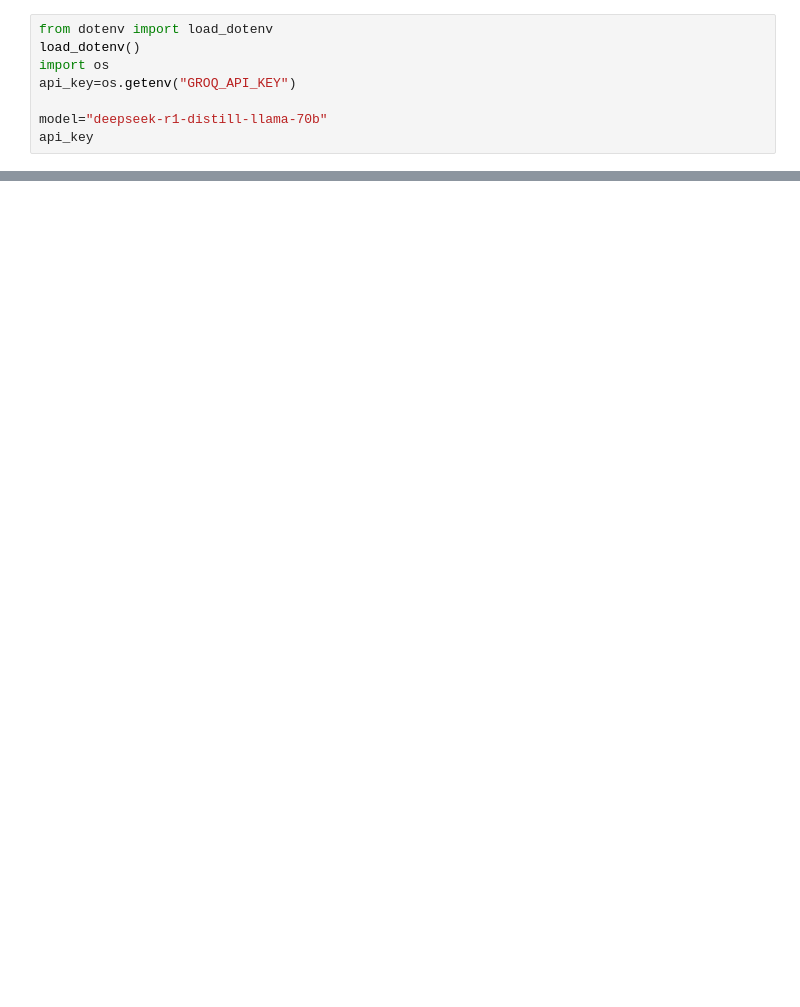
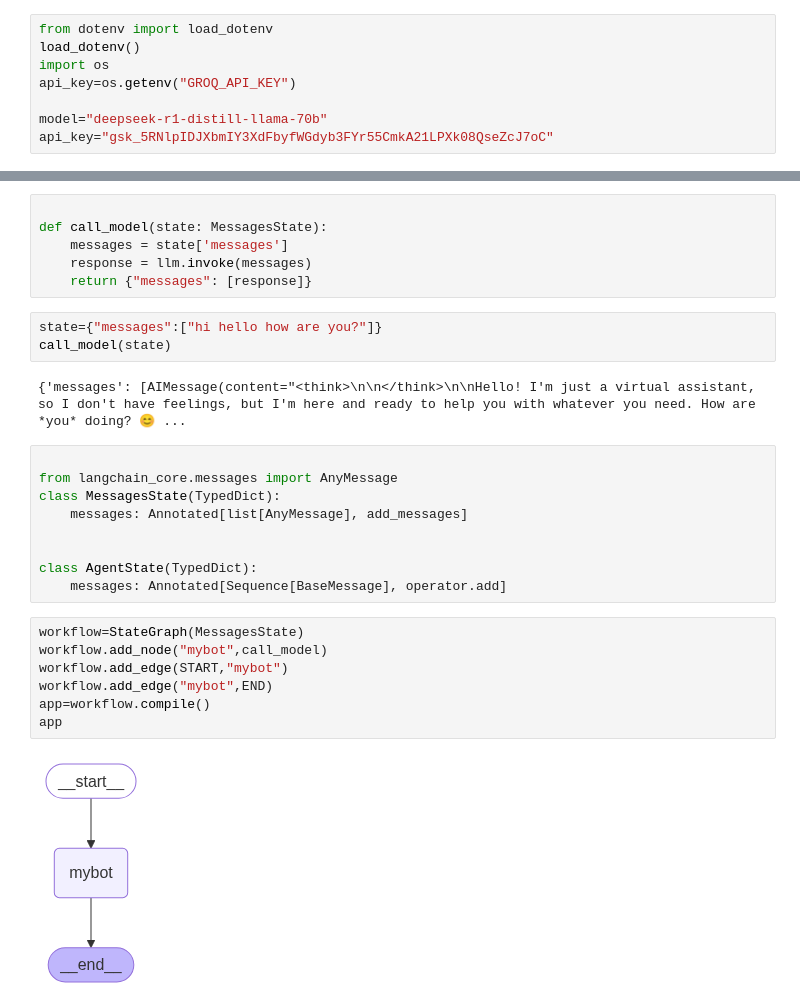
Before and after one commit to judirispah/Agentic_AI_basics, a Jupyter notebook: langraph/react_agent_multiplecall.ipynb, the cells around one changed output, grey strips where cells are left out. Drawn from its saved outputs; the diff is of its cells as text; blank space fills up the shorter version.

```diff
--- a/langraph/react_agent_multiplecall.ipynb
+++ b/langraph/react_agent_multiplecall.ipynb
@@ -5,4 +5,4 @@ import os
 api_key=os.getenv("GROQ_API_KEY")
 
 model="deepseek-r1-distill-llama-70b"
-api_key
+api_key="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"
@@ -16,0 +30,29 @@ APIConnectionError: Connection error.
+# %%
+
+def call_model(state: MessagesState):
+    messages = state['messages']
+    response = llm.invoke(messages)
+    return {"messages": [response]}
+# %%
+state={"messages":["hi hello how are you?"]}
+call_model(state)
+# %% [output]
+{'messages': [AIMessage(content="<think>\n\n</think>\n\nHello! I'm just a virtual assistant, so I don't have feelings, but I'm here and ready to help you with whatever you need. How are *you* doing? 😊 ...
+# %%
+
+from langchain_core.messages import AnyMessage
+class MessagesState(TypedDict):
+    messages: Annotated[list[AnyMessage], add_messages]
+
+
+class AgentState(TypedDict):
+    messages: Annotated[Sequence[BaseMessage], operator.add]
+# %%
+workflow=StateGraph(MessagesState)
+workflow.add_node("mybot",call_model)
+workflow.add_edge(START,"mybot")
+workflow.add_edge("mybot",END)
+app=workflow.compile()
+app
+# %% [output]
+[figure, added]
```
Also changed, not shown: parts of 57 cells of this notebook, 3 other files.
